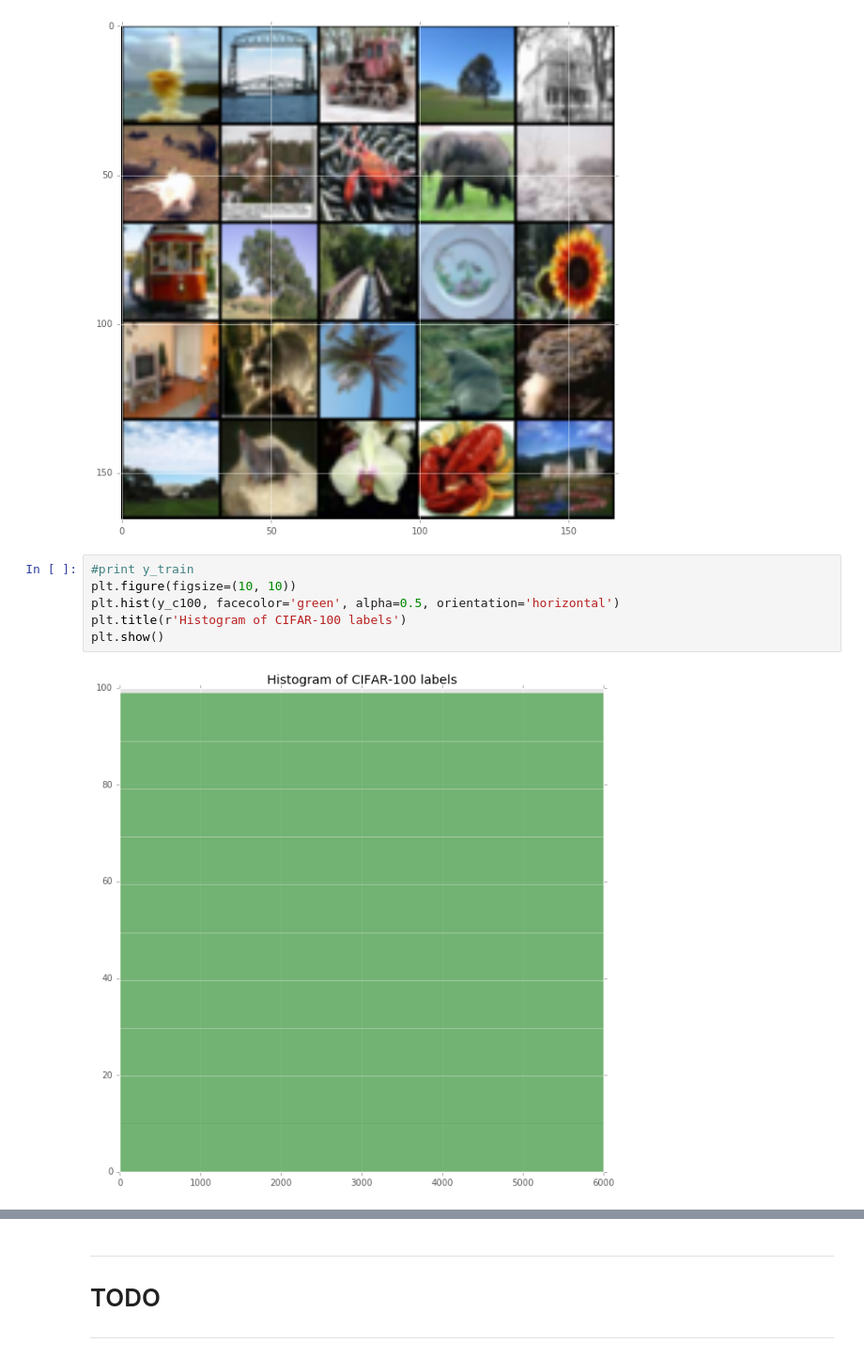
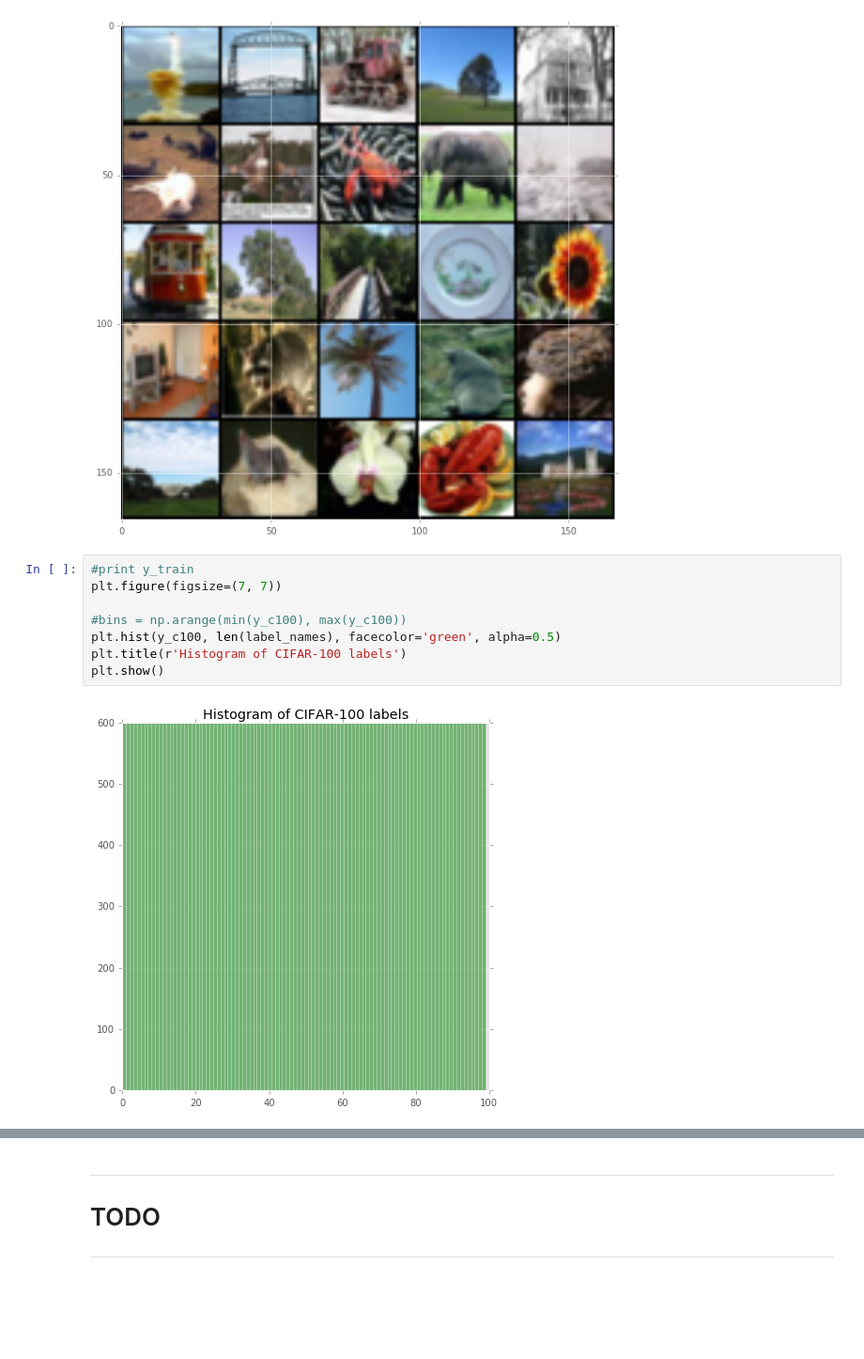
Before and after one commit to miro-ka/convnet_capstone, a Jupyter notebook: report/report.ipynb, the cells around one changed output, grey strips where cells are left out. Shown at 94% size. Drawn from its saved outputs; the diff is of its cells as text; blank space fills up the shorter version.

```diff
--- a/report/report.ipynb
+++ b/report/report.ipynb
@@ -262,9 +264,11 @@ Images labels: ['rocket', 'bridge', 'tractor', 'oak_tree', 'house', 'kangaroo',
 [figure]
 # %%
 #print y_train
-plt.figure(figsize=(10, 10))
-plt.hist(y_c100, facecolor='green', alpha=0.5, orientation='horizontal')
+plt.figure(figsize=(7, 7))
+
+#bins = np.arange(min(y_c100), max(y_c100))
+plt.hist(y_c100, len(label_names), facecolor='green', alpha=0.5)
 plt.title(r'Histogram of CIFAR-100 labels')
 plt.show()
 # %% [output]
-[figure, old version]
+[figure, new version]
```
Also changed, not shown: parts of 8 cells of this notebook, 3 other files.
